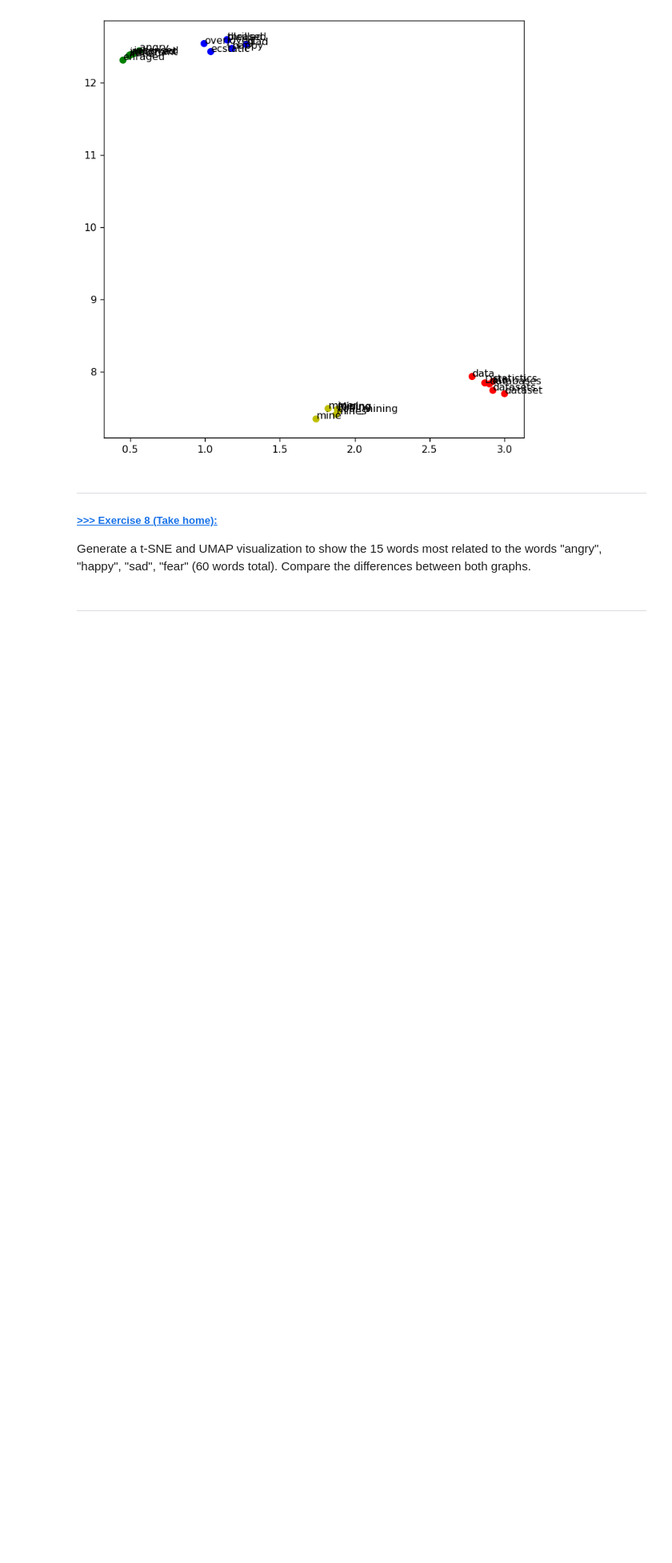
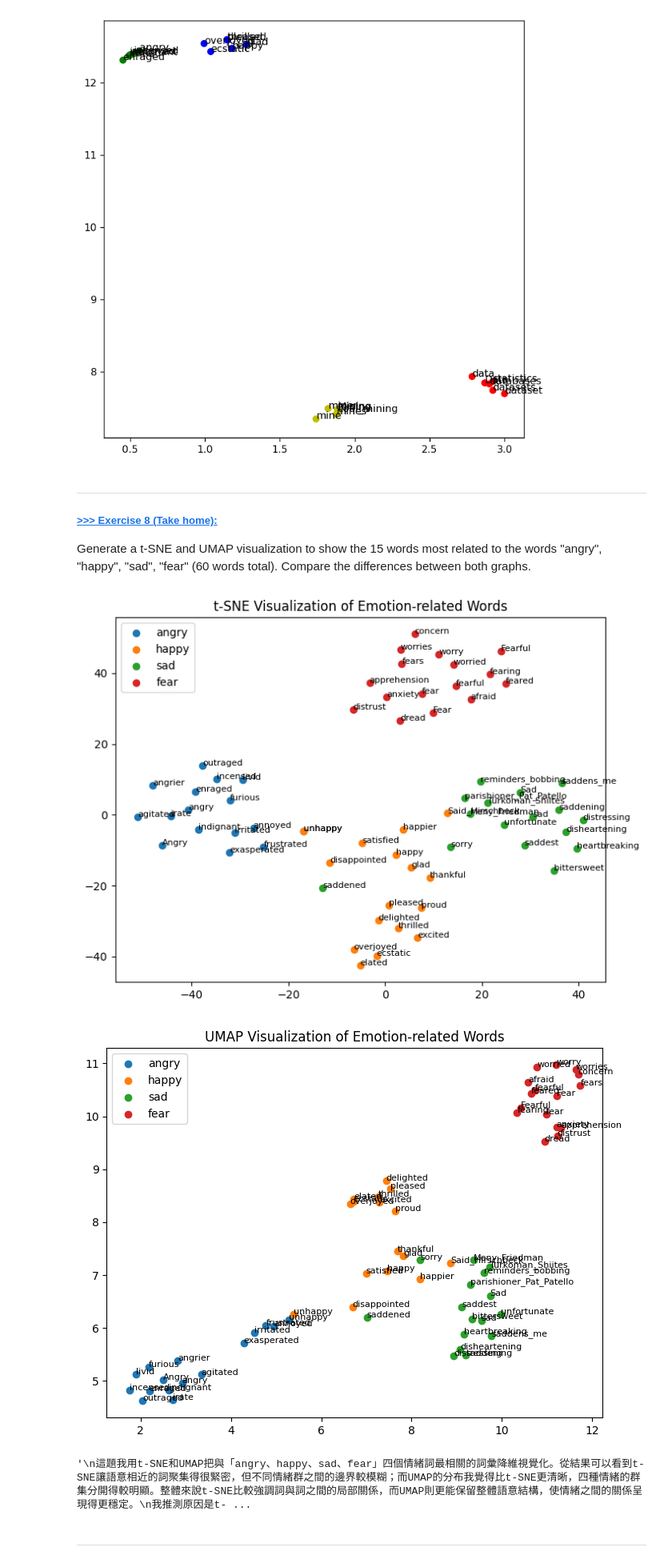
Before and after one commit to hibernater030/DM2025-Lab2-Exercise, a Jupyter notebook: DM2025-Lab2-Master-Phase_1.ipynb, the cells around one changed output. Shown at 80% size. Drawn from its saved outputs; the diff is of its cells as text; code cells hidden in the pictures; blank space fills up the shorter version.

```diff
--- a/DM2025-Lab2-Master-Phase_1.ipynb
+++ b/DM2025-Lab2-Master-Phase_1.ipynb
@@ -1297,2 +1297,69 @@ Generate a t-SNE and UMAP visualization to show the 15 words most related to the
+# %%
+# Answer here
+# code
+import numpy as np
+import matplotlib.pyplot as plt
+from sklearn.manifold import TSNE
+import umap.umap_ as umap
+
+# 選目標
+target_words = ["angry", "happy", "sad", "fear"]
+topn = 15
+
+words = []
+vectors = []
+labels = []
+
+for tw in target_words:
+    similar = w2v_google_model.most_similar(tw, topn=topn)
+    words.append(tw)
+    vectors.append(w2v_google_model[tw])
+    labels.append(tw)
+    for word, _ in similar:
+        words.append(word)
+        vectors.append(w2v_google_model[word])
+        labels.append(tw)
+
+vectors = np.array(vectors)
+words = np.array(words)
+labels = np.array(labels)
+
+# t-SNE可視化
+tsne = TSNE(n_components=2, random_state=42, perplexity=10)
+tsne_result = tsne.fit_transform(vectors)
+
+plt.figure(figsize=(8,6))
+for emotion in target_words:
+    idx = labels == emotion
+    plt.scatter(tsne_result[idx, 0], tsne_result[idx, 1], label=emotion)
+for i, word in enumerate(words):
+    plt.annotate(word, xy=(tsne_result[i,0], tsne_result[i,1]), fontsize=8)
+plt.title("t-SNE Visualization of Emotion-related Words")
+plt.legend()
+plt.show()
+
+# UMAP可視化
+umap_model = umap.UMAP(n_neighbors=5, min_dist=0.1, random_state=42)
+umap_result = umap_model.fit_transform(vectors)
+
+plt.figure(figsize=(8,6))
+for emotion in target_words:
+    idx = labels == emotion
+    plt.scatter(umap_result[idx, 0], umap_result[idx, 1], label=emotion)
+for i, word in enumerate(words):
+    plt.annotate(word, xy=(umap_result[i,0], umap_result[i,1]), fontsize=8)
+plt.title("UMAP Visualization of Emotion-related Words")
+plt.legend()
+plt.show()
+
+# result analysis
+"""
+這題我用t-SNE和UMAP把與「angry、happy、sad、fear」四個情緒詞最相關的詞彙降維視覺化。從結果可以看到t-SNE讓語意相近的詞聚集得很緊密，但不同情緒群之間的邊界較模糊；而UMAP的分布我覺得比t-SNE更清晰，四種情緒的群集分開得較明顯。整體來說t-SNE比較強調詞與詞之間的局部關係，而UMAP則更能保留整體語意結構，使情緒之間的關係呈現得更穩定。
+我推測原因是t-SNE注重的是局部鄰近關係，降維後語意相近的詞彙緊密群聚但不同群之間就會不明確；而UMAP同時會考慮全域結構和局部關係，所以不同情緒群之間會有較明顯的分別。
+"""
+# %% [output]
+[figure, added]
+[figure, added]
+'\n這題我用t-SNE和UMAP把與「angry、happy、sad、fear」四個情緒詞最相關的詞彙降維視覺化。從結果可以看到t-SNE讓語意相近的詞聚集得很緊密，但不同情緒群之間的邊界較模糊；而UMAP的分布我覺得比t-SNE更清晰，四種情緒的群集分開得較明顯。整體來說t-SNE比較強調詞與詞之間的局部關係，而UMAP則更能保留整體語意結構，使情緒之間的關係呈現得更穩定。\n我推測原因是t- ...
 # %% [markdown]
 ---
```
Also changed, not shown: parts of 19 cells of this notebook, 3 other files.
